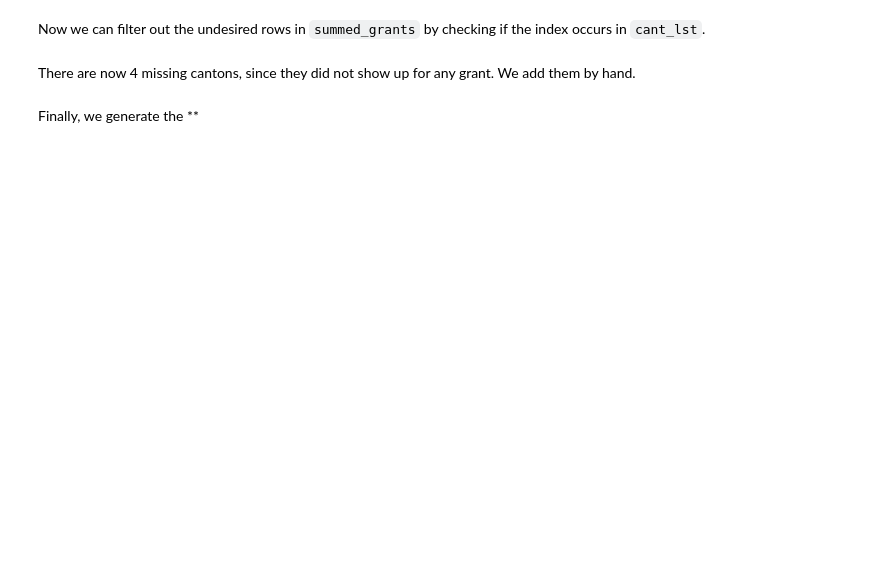
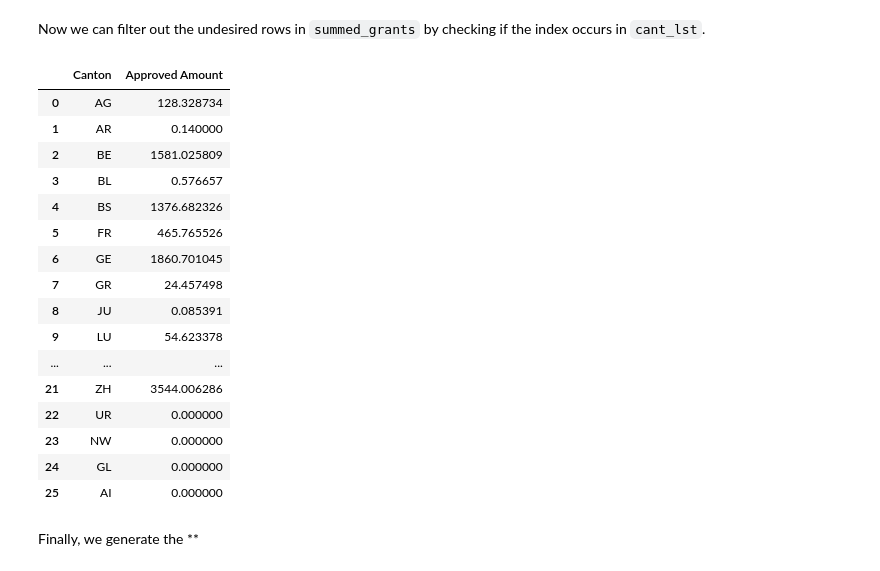
Before and after one commit to semplea/adaepfl-hw, a Jupyter notebook: 03 - Interactive Viz/Data viz.ipynb, the cells around one changed output. Drawn from its saved outputs; the diff is of its cells as text; code cells hidden in the pictures; blank space fills up the shorter version.

```diff
--- a/03 - Interactive Viz/Data viz.ipynb
+++ b/03 - Interactive Viz/Data viz.ipynb
@@ -234,3 +341,7 @@ with open(cantons) as f:
     js = json.load(f)
     for i in js["objects"]["cantons"]["geometries"]:
         cant_lst.append(i["id"])
+
+cant = pd.Series(cant_lst).to_frame()
+cant.columns = ["Canton"]
+cant
@@ -237,14 +366,26 @@ with open(cantons) as f:
 # %% [markdown]
 Now we can filter out the undesired rows in `summed_grants` by checking if the index occurs in `cant_lst`.
-# %%
-summed_grants = summed_grants.loc[summed_grants.index.isin(cant_lst)].reset_index()
-# %% [markdown]
-There are now 4 missing cantons, since they did not show up for any grant. We add them by hand.
-# %%
-summed_grants = summed_grants.append(pd.Series({'Canton': 'UR', 'Approved Amount': 0.00}), ignore_index=True)
-summed_grants = summed_grants.append(pd.Series({'Canton': 'NW', 'Approved Amount': 0.00}), ignore_index=True)
-summed_grants = summed_grants.append(pd.Series({'Canton': 'GL', 'Approved Amount': 0.00}), ignore_index=True)
-summed_grants = summed_grants.append(pd.Series({'Canton': 'AI', 'Approved Amount': 0.00}), ignore_index=True)
+# %%
+filtered_summed_grants = pd.merge(summed_grants, cant, on="Canton", how="right").fillna(0)
+filtered_summed_grants
+# %% [output]
+|  | Canton | Approved Amount |
+| 0 | AG | 128.328734 |
+| 1 | AR | 0.140000 |
+| 2 | BE | 1581.025809 |
+| 3 | BL | 0.576657 |
+| 4 | BS | 1376.682326 |
+| 5 | FR | 465.765526 |
+| 6 | GE | 1860.701045 |
+| 7 | GR | 24.457498 |
+| 8 | JU | 0.085391 |
+| 9 | LU | 54.623378 |
+| ... | ... | ... |
+| 21 | ZH | 3544.006286 |
+| 22 | UR | 0.000000 |
+| 23 | NW | 0.000000 |
+| 24 | GL | 0.000000 |
+| 25 | AI | 0.000000 |
 # %% [markdown]
 Finally, we generate the **
 # %%
```
Also changed, not shown: parts of 23 cells of this notebook, 1 other file.
